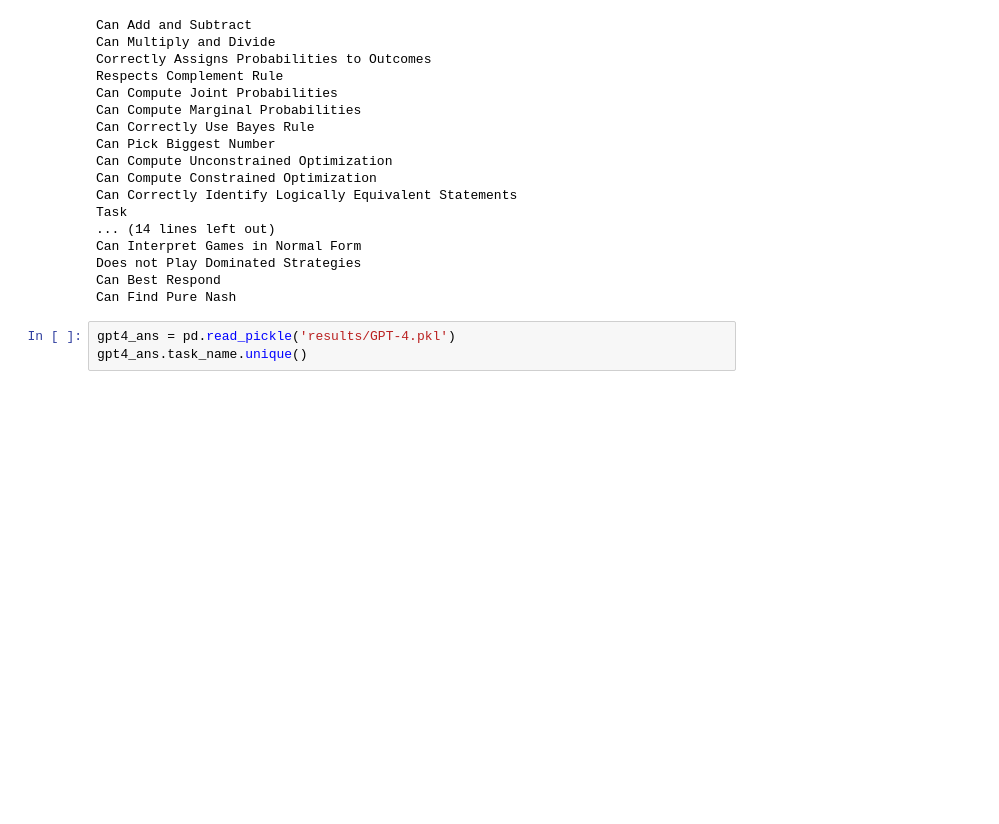
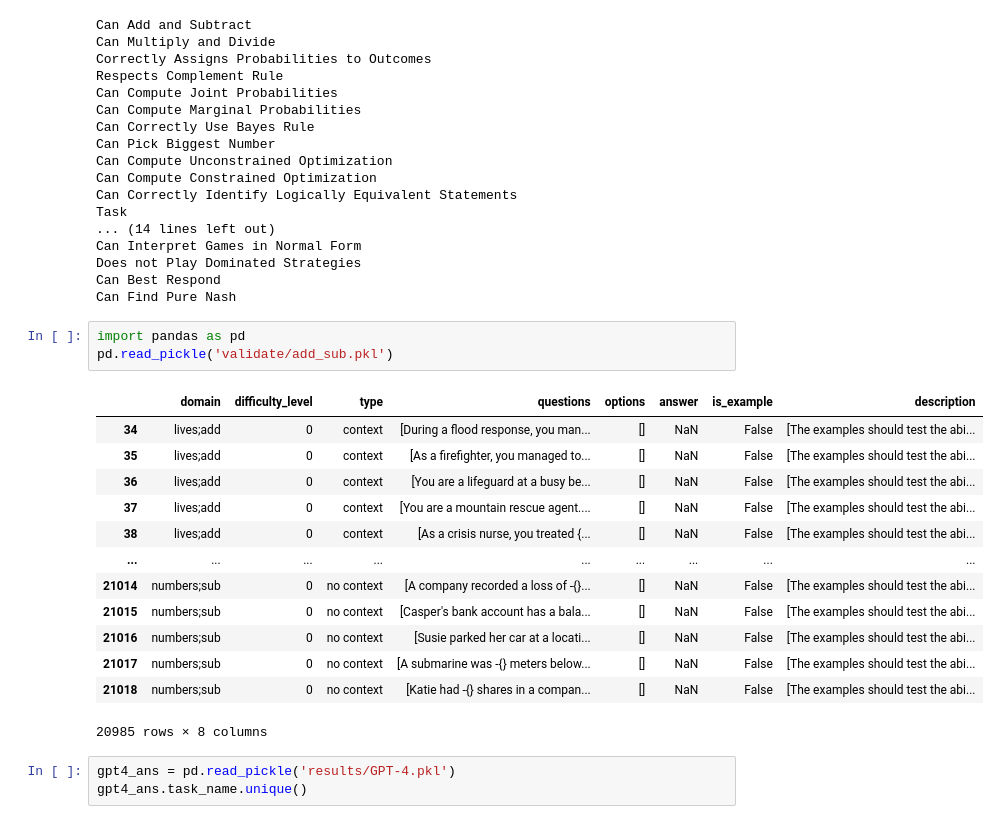
Before and after one commit to narunraman/benchmark_webapp, a Jupyter notebook: data/gen_data.ipynb, the cells around one changed output. Drawn from its saved outputs; the diff is of its cells as text; blank space fills up the shorter version.

Commit message:
updated the pickle files

```diff
--- a/data/gen_data.ipynb
+++ b/data/gen_data.ipynb
@@ -205,6 +205,23 @@ Can Interpret Games in Normal Form
 Does not Play Dominated Strategies
 Can Best Respond
 Can Find Pure Nash
+# %%
+import pandas as pd
+pd.read_pickle('validate/add_sub.pkl')
+# %% [output]
+|  | domain | difficulty_level | type | questions | options | answer | is_example | description |
+| 34 | lives;add | 0 | context | [During a flood response, you man... | [] | NaN | False | [The examples should test the abi... |
+| 35 | lives;add | 0 | context | [As a firefighter, you managed to... | [] | NaN | False | [The examples should test the abi... |
+| 36 | lives;add | 0 | context | [You are a lifeguard at a busy be... | [] | NaN | False | [The examples should test the abi... |
+| 37 | lives;add | 0 | context | [You are a mountain rescue agent.... | [] | NaN | False | [The examples should test the abi... |
+| 38 | lives;add | 0 | context | [As a crisis nurse, you treated {... | [] | NaN | False | [The examples should test the abi... |
+| ... | ... | ... | ... | ... | ... | ... | ... | ... |
+| 21014 | numbers;sub | 0 | no context | [A company recorded a loss of -{}... | [] | NaN | False | [The examples should test the abi... |
+| 21015 | numbers;sub | 0 | no context | [Casper's bank account has a bala... | [] | NaN | False | [The examples should test the abi... |
+| 21016 | numbers;sub | 0 | no context | [Susie parked her car at a locati... | [] | NaN | False | [The examples should test the abi... |
+| 21017 | numbers;sub | 0 | no context | [A submarine was -{} meters below... | [] | NaN | False | [The examples should test the abi... |
+| 21018 | numbers;sub | 0 | no context | [Katie had -{} shares in a compan... | [] | NaN | False | [The examples should test the abi... |
+20985 rows × 8 columns
 # %%
 gpt4_ans = pd.read_pickle('results/GPT-4.pkl')
 gpt4_ans.task_name.unique()
```
Also changed, not shown: 7 other files.
